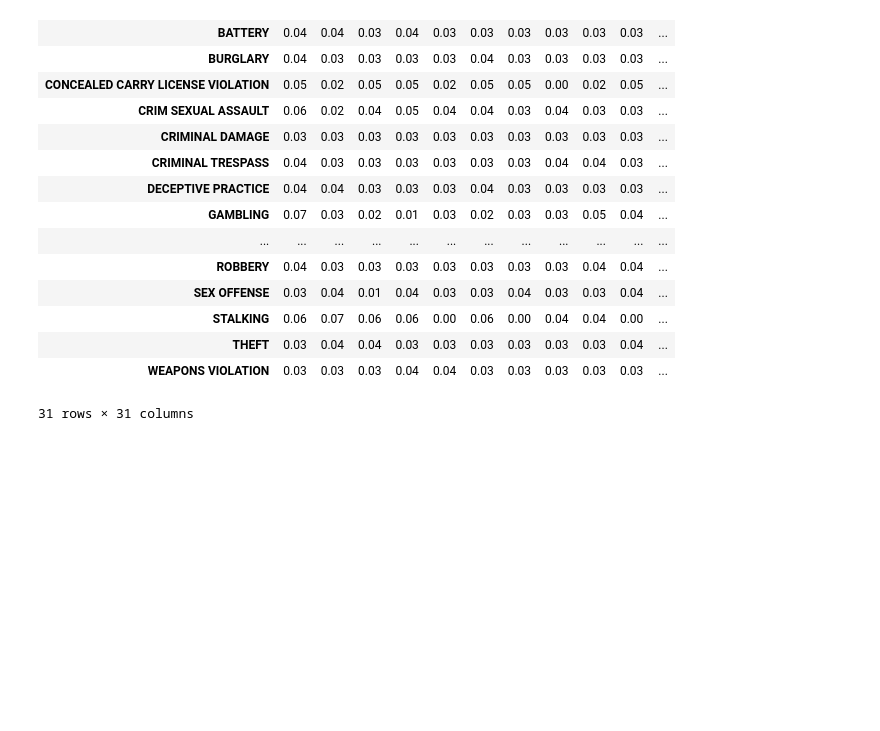
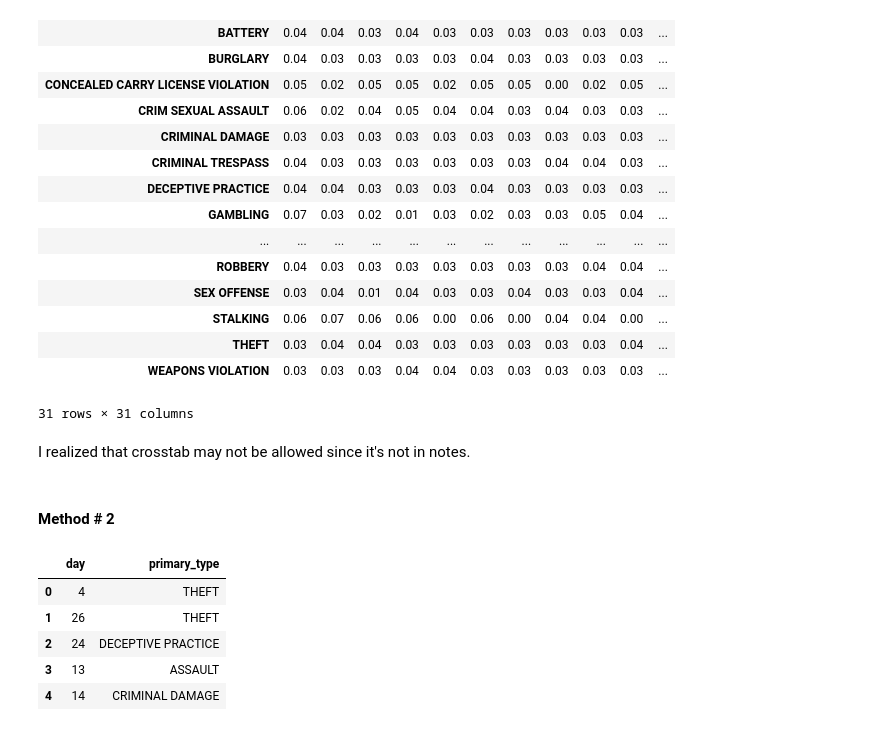
Before and after one commit to edunford/coding_discussions_ppol564_fall2021, a Jupyter notebook: 03_coding_discussion/MacDonald_Cameron_cm1930.ipynb, the cells around one changed output. Drawn from its saved outputs; the diff is of its cells as text; code cells hidden in the pictures; blank space fills up the shorter version.

```diff
--- a/03_coding_discussion/MacDonald_Cameron_cm1930.ipynb
+++ b/03_coding_discussion/MacDonald_Cameron_cm1930.ipynb
@@ -37,3 +48,22 @@ crime_data
 | THEFT | 0.03 | 0.04 | 0.04 | 0.03 | 0.03 | 0.03 | 0.03 | 0.03 | 0.03 | 0.04 | ... |
 | WEAPONS VIOLATION | 0.03 | 0.03 | 0.03 | 0.04 | 0.04 | 0.03 | 0.03 | 0.03 | 0.03 | 0.03 | ... |
 31 rows × 31 columns
+# %% [markdown]
+I realized that crosstab may not be allowed since it's not in notes.
+# %% [markdown]
+#### Method # 2
+# %%
+# import data for the second time
+crime_data2 = panda.read_csv("chicago_summer_2018_crime_data.csv")
+# %%
+# remove unneeded columns
+crime_data2 = crime_data2[['day', 'primary_type']]
+# check out data
+crime_data2.head()
+# %% [output]
+|  | day | primary_type |
+| 0 | 4 | THEFT |
+| 1 | 26 | THEFT |
+| 2 | 24 | DECEPTIVE PRACTICE |
+| 3 | 13 | ASSAULT |
+| 4 | 14 | CRIMINAL DAMAGE |
```
Also changed, not shown: parts of 6 cells of this notebook.
